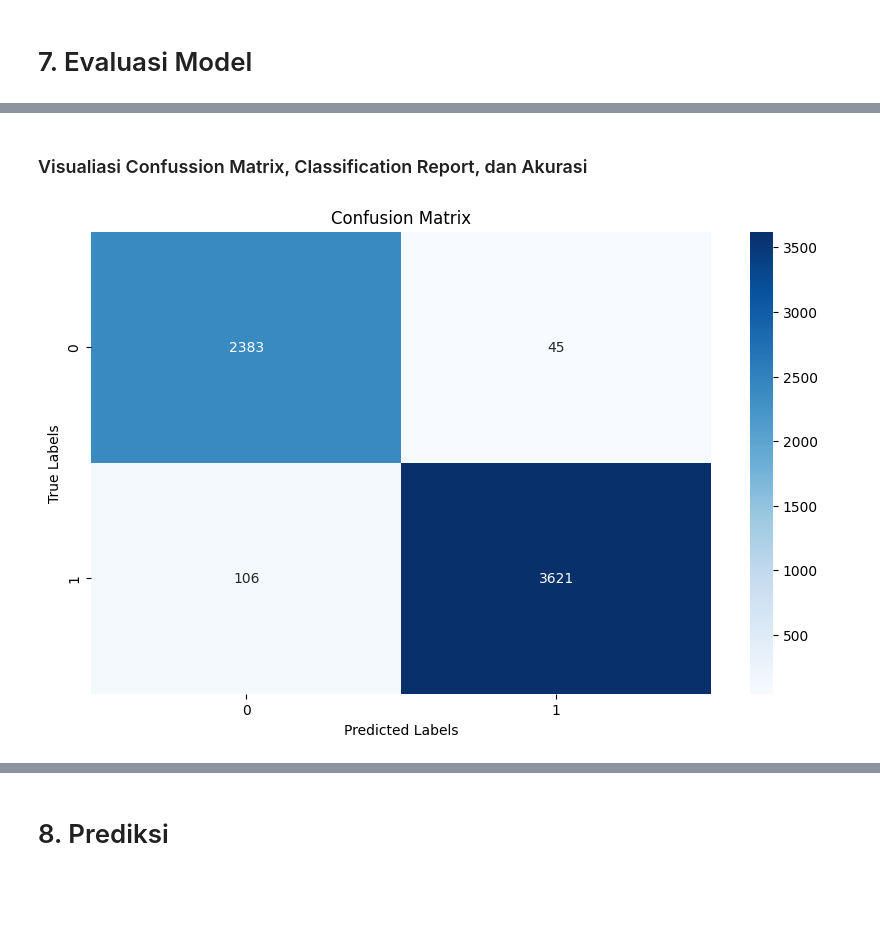
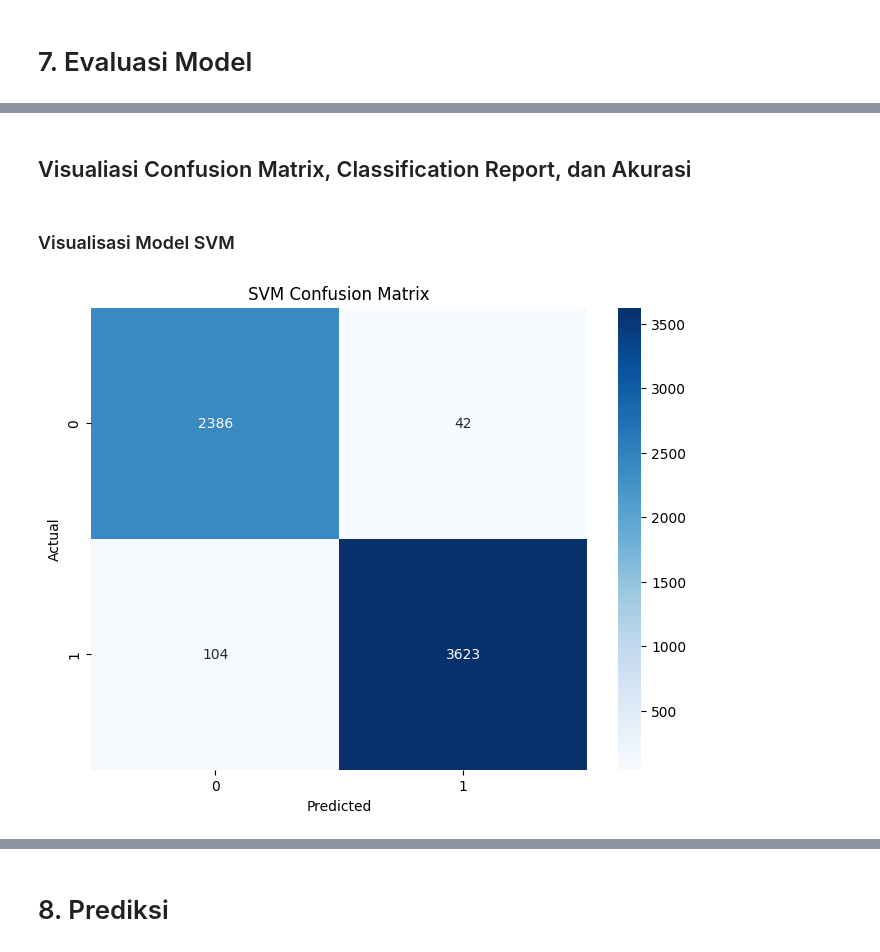
Before and after one commit to dikkaaaw/Email-Phising-Classification, a Jupyter notebook: Phishing Classification.ipynb, the cells around one changed output, grey strips where cells are left out. Cells and saved outputs as stored; diff of their text form; code cells hidden in the pictures; blank space fills up the shorter version.

```diff
--- a/Phishing Classification.ipynb
+++ b/Phishing Classification.ipynb
@@ -306,10 +319,13 @@ SVC(kernel='linear')
 # %%
-# Import model menggunakan pickle
-import pickle
+# Menginisialisasi Decision Tree model
+decision_tree_model = DecisionTreeClassifier()
 
 # Melakukan fit model pada training set
-svm_model.fit(X_train_tfidf, y_train)
+decision_tree_model.fit(X_train_tfidf, y_train)
+
+# Membuat prediksi pada testing set
+y_pred = decision_tree_model.predict(X_test_tfidf)
 
 # Menyimpan model ke dalam file
-with open('./models/trained_model.pkl', 'wb') as file:
-    pickle.dump(svm_model, file)
+with open('./models/DT_Model.pkl', 'wb') as file:
+    pickle.dump(decision_tree_model, file)
@@ -359,12 +536,14 @@ Confusion Matrix:
 # %% [markdown]
-### Visualiasi Confussion Matrix, Classification Report, dan Akurasi
+## Visualiasi Confusion Matrix, Classification Report, dan Akurasi
+# %% [markdown]
+### Visualisasi Model SVM
 # %%
-# Membuat plot confusion matrix
-plt.figure(figsize=(10, 6))
-sns.heatmap(confusion_matrix(y_test, y_pred), annot=True, fmt='d', cmap='Blues')
-plt.title('Confusion Matrix')
-plt.xlabel('Predicted Labels')
-plt.ylabel('True Labels')
+# Membuat plot confusion matrix untuk model SVM
+plt.figure(figsize=(8, 6))
+sns.heatmap(confusion_matrix(y_test, svm_model.predict(X_test_tfidf)), annot=True, fmt='d', cmap='Blues')
+plt.title('SVM Confusion Matrix')
+plt.xlabel('Predicted')
+plt.ylabel('Actual')
 plt.show()
 # %% [output]
-[figure, old version]
+[figure, new version]
```
Also changed, not shown: parts of 42 cells of this notebook, 7 other files.
